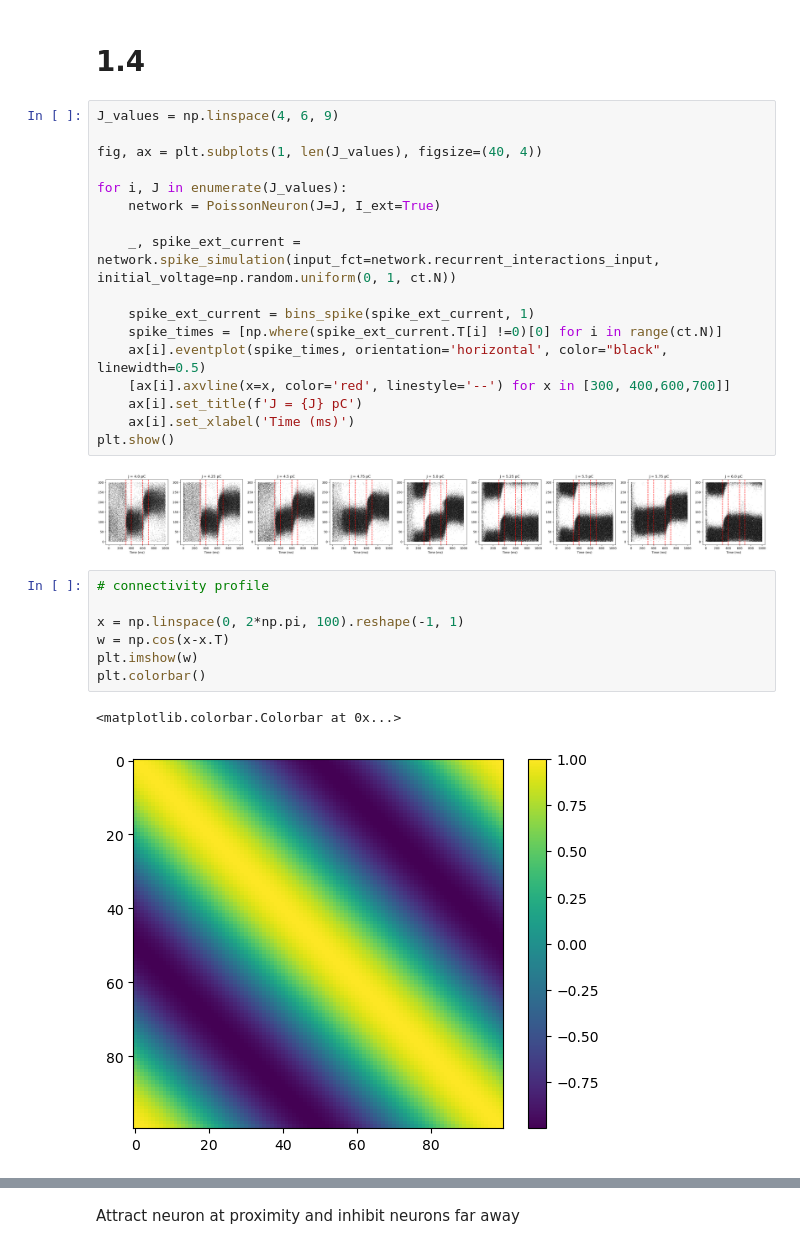
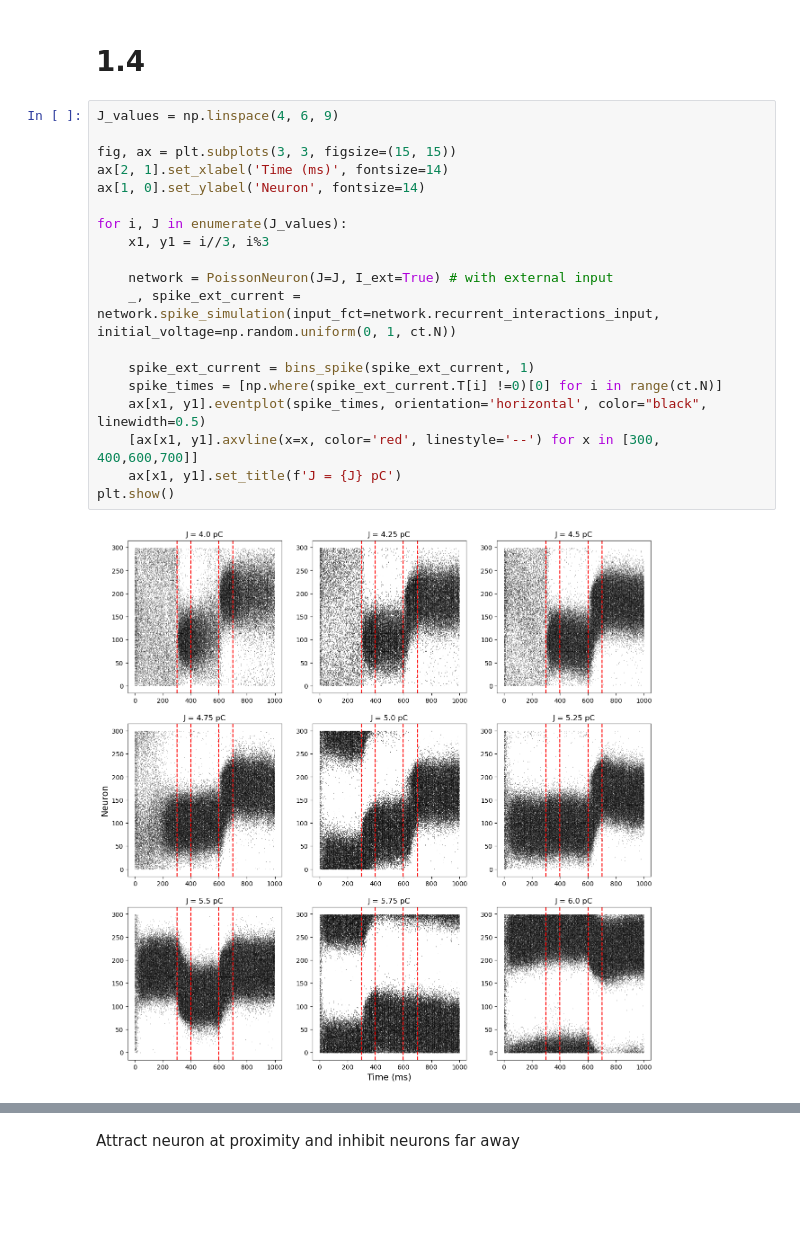
Before and after one commit to CamilleChallier/NX-465-Bump_Attractors, a Jupyter notebook: 1_bump_attractor.ipynb, the cells around one changed output, grey strips where cells are left out. Cells and saved outputs as stored; diff of their text form; blank space fills up the shorter version.

Commit message:
plots

```diff
--- a/1_bump_attractor.ipynb
+++ b/1_bump_attractor.ipynb
@@ -85,29 +90,21 @@ plt.show()
 # %%
 J_values = np.linspace(4, 6, 9)
 
-fig, ax = plt.subplots(1, len(J_values), figsize=(40, 4))
+fig, ax = plt.subplots(3, 3, figsize=(15, 15))
+ax[2, 1].set_xlabel('Time (ms)', fontsize=14)
+ax[1, 0].set_ylabel('Neuron', fontsize=14)
 
 for i, J in enumerate(J_values):
-    network = PoissonNeuron(J=J, I_ext=True)
+    x1, y1 = i//3, i%3
 
+    network = PoissonNeuron(J=J, I_ext=True) # with external input
     _, spike_ext_current = network.spike_simulation(input_fct=network.recurrent_interactions_input, initial_voltage=np.random.uniform(0, 1, ct.N))
 
     spike_ext_current = bins_spike(spike_ext_current, 1)
     spike_times = [np.where(spike_ext_current.T[i] !=0)[0] for i in range(ct.N)]
-    ax[i].eventplot(spike_times, orientation='horizontal', color="black", linewidth=0.5)
-    [ax[i].axvline(x=x, color='red', linestyle='--') for x in [300, 400,600,700]]
-    ax[i].set_title(f'J = {J} pC')
-    ax[i].set_xlabel('Time (ms)')
+    ax[x1, y1].eventplot(spike_times, orientation='horizontal', color="black", linewidth=0.5)
+    [ax[x1, y1].axvline(x=x, color='red', linestyle='--') for x in [300, 400,600,700]]
+    ax[x1, y1].set_title(f'J = {J} pC')
 plt.show()
 # %% [output]
-[figure, old version]
+[figure, new version]
-# %%
-# connectivity profile
-
-x = np.linspace(0, 2*np.pi, 100).reshape(-1, 1)
-w = np.cos(x-x.T)
-plt.imshow(w)
-plt.colorbar()
-# %% [output]
-<matplotlib.colorbar.Colorbar at 0x...>
-[figure, removed]
```
Also changed, not shown: parts of 5 cells of this notebook, 7 other files.
